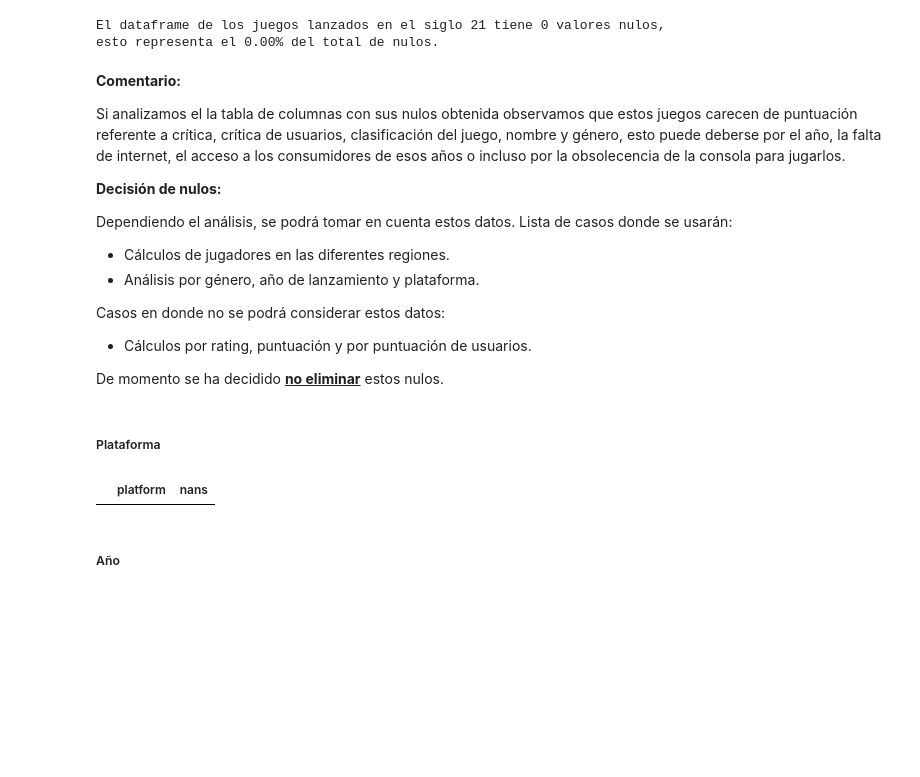
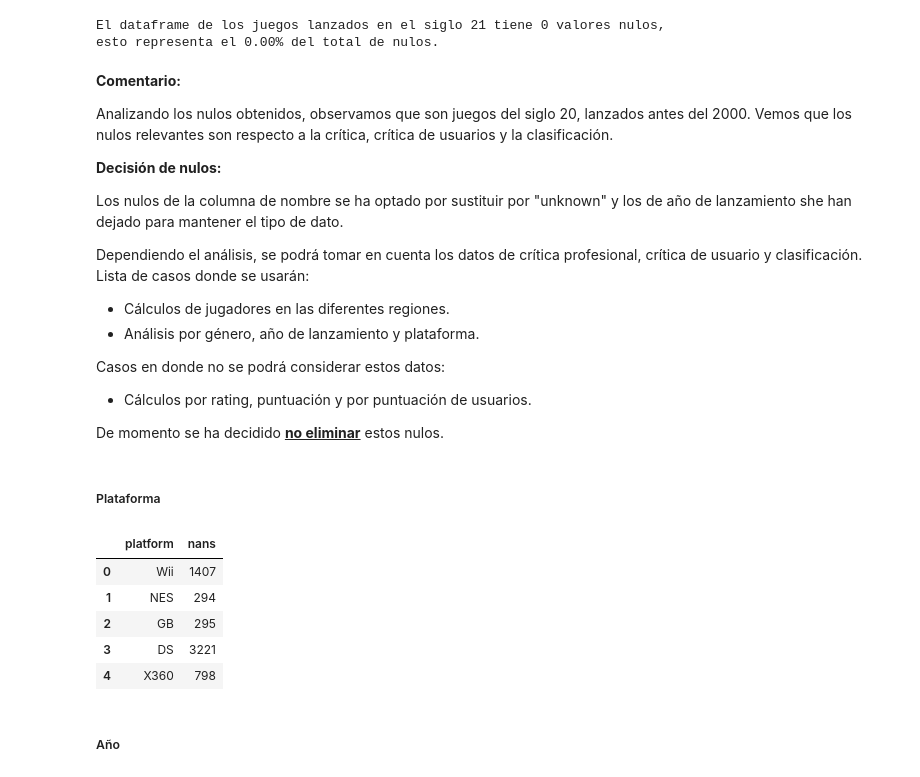
Before and after one commit to DiffelVIA/sprint_6, a Jupyter notebook: Sprint_6.ipynb, the cells around one changed output. Cells and saved outputs as stored; diff of their text form; code cells hidden in the pictures; blank space fills up the shorter version.

```diff
--- a/Sprint_6.ipynb
+++ b/Sprint_6.ipynb
@@ -63,11 +63,15 @@ for old_names in df.columns:
 
 df.columns = new_names
 
-df.rename(columns={'year_of_release':'date_of_release'},inplace=True)
 
-df['date_of_release'] = pd.to_datetime(df['date_of_release'])#cambio de dato de str a datetime
 
-df.insert(3,'year',df['date_of_release'].dt.year) #creación de nueva columna solo con el año
+df['year_of_release'] = pd.to_datetime(df['year_of_release']) #cambio de dato de str a datetime
+
+df.insert(3,'date_of_release',df['year_of_release'].dt.normalize()) #creación de nueva columna solo con el año
+
+df.drop(columns=['year_of_release'],inplace=True)
+
+df.insert(4,'year',df['date_of_release'].dt.year) #creación de nueva columna solo con el año
 
 df.columns
 # %% [output]
@@ -116,8 +102,7 @@ Columnas con valores nulos ['name', 'date_of_release', 'year', 'genre', 'critic_
 # %%
 #Eliminación de filas con nombre y género nulo para futuro análisis
 df.dropna(subset=['name','genre'],inplace=True)
-df.fillna({'date_of_release':'unknown'},inplace=True)
-df.fillna({'year':'unknown'}, inplace=True)
+df.fillna({'year':0.0}, inplace=True)
 df.isna().sum()
 # %% [output]
 name                  0
@@ -160,11 +140,13 @@ genres = century_21th_games['genre'].unique().tolist()
 # %% [markdown]
 **Comentario:**
 
-Si analizamos el la tabla de columnas con sus nulos obtenida observamos que estos juegos carecen de puntuación referente a crítica, crítica de usuarios, clasificación del juego, nombre y género, esto puede deberse por el año, la falta de internet, el acceso a los consumidores de esos años o incluso por la obsolecencia de la consola para jugarlos.
+Analizando los nulos obtenidos, observamos que son juegos del siglo 20, lanzados antes del 2000. Vemos que los nulos relevantes son respecto a la crítica, crítica de usuarios y la clasificación.
 
 **Decisión de nulos:**
 
-Dependiendo el análisis, se podrá tomar en cuenta estos datos. Lista de casos donde se usarán:
+Los nulos de la columna de nombre se ha optado por sustituir por "unknown" y los de año de lanzamiento  she han dejado para mantener el tipo de dato.
+
+Dependiendo el análisis, se podrá tomar en cuenta los datos de crítica profesional, crítica de usuario y clasificación. Lista de casos donde se usarán:
 
 - Cálculos de jugadores en las diferentes regiones.
 - Análisis por género, año de lanzamiento y plataforma.
@@ -174,21 +156,31 @@ Casos en donde no se podrá considerar estos datos:
 - Cálculos por rating, puntuación y por puntuación de usuarios.
 
 De momento se ha decidido **<u>no eliminar</u>** estos nulos.
+# %%
+#Creación de listas con valores únicos
+platforms = df['platform'].unique().tolist()
+years = df['year'].unique().tolist()
+genres = df['genre'].unique().tolist()
 # %% [markdown]
 ##### Plataforma
 # %%
 #Ciclo for que indaga los nulos por plataforma
 platforms_nulls = []
 for platform in platforms:
-    platform_filter = compare_df[compare_df['platform'].isin([platform])]
+    platform_filter = df[df['platform'].isin([platform])]
     platforms_nans = platform_filter.isna().sum().sum()
     platforms_nulls.append(platforms_nans)
 
 platform_data = list(zip(platforms, platforms_nulls))
 df_platform = pd.DataFrame(platform_data,columns=['platform','nans'])
 df_platform.head()
 # %% [output]
 |  | platform | nans |
+| 0 | Wii | 1407 |
+| 1 | NES | 294 |
+| 2 | GB | 295 |
+| 3 | DS | 3221 |
+| 4 | X360 | 798 |
 # %% [markdown]
 ##### Año
 # %%
```
Also changed, not shown: parts of 19 cells of this notebook.
